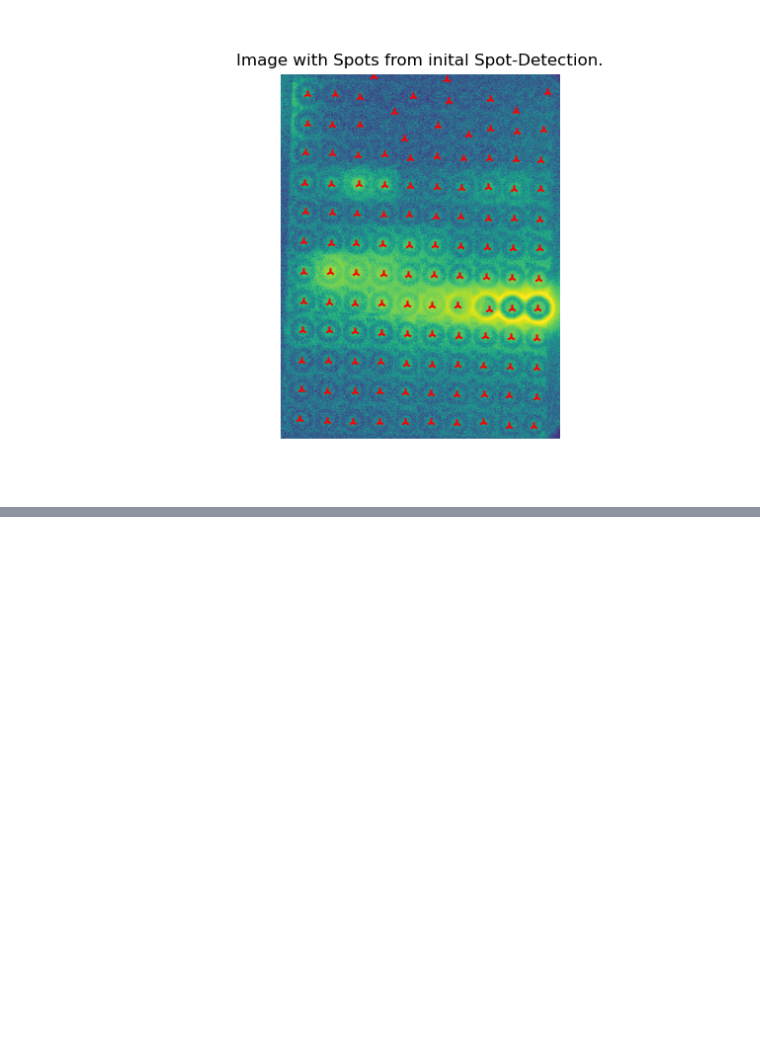
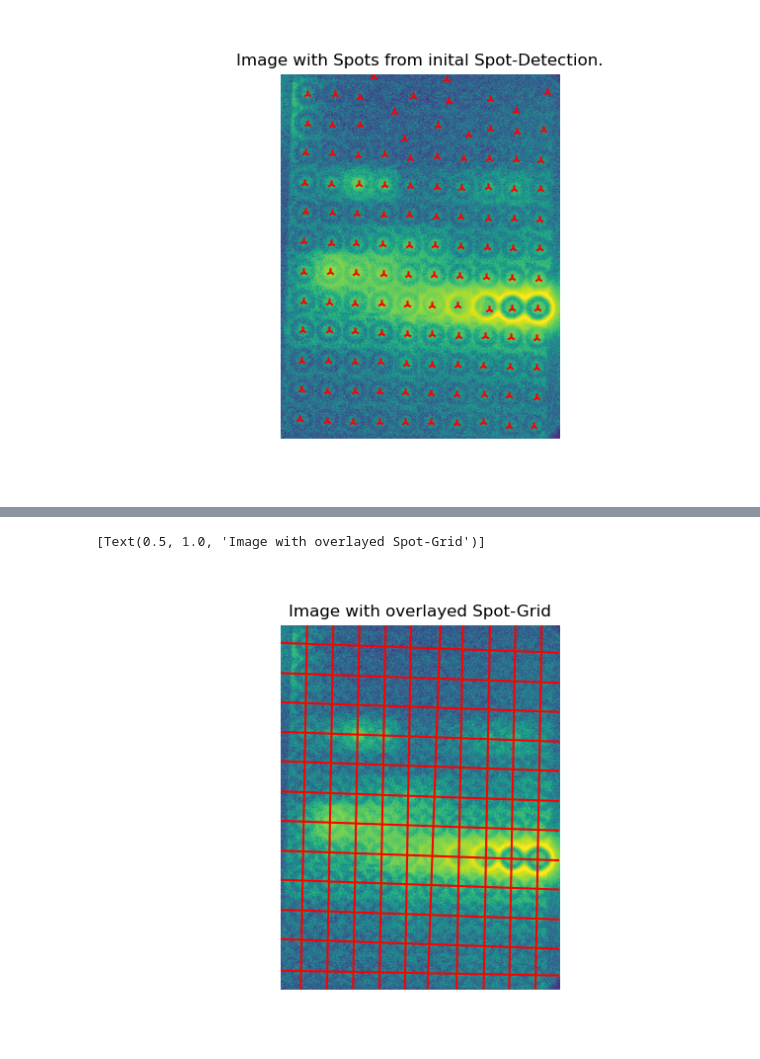
Before and after one commit to Functional-Metabolomics-Lab/MicrospotReader_test, a Jupyter notebook: microspot_reader.ipynb, the cells around one changed output, grey strips where cells are left out. Cells and saved outputs as stored; diff of their text form; code cells hidden in the pictures; blank space fills up the shorter version.

Commit message:
added grid-detection

```diff
--- a/microspot_reader.ipynb
+++ b/microspot_reader.ipynb
@@ -42,6 +42,9 @@ ax.set(title="Grayscale Image")
 # %% [output]
 [figure]
 # %%
+# Define the total number of expected spots:
+spotnumber=120
+
 # Edge detection in Image using the Canny method.
 histeq_img=skimage.filters.rank.equalize(skimage.util.img_as_ubyte(raw_img),skimage.morphology.disk(50))
 edges=skimage.feature.canny(
@@ -59,7 +62,7 @@ spot_hough=skimage.transform.hough_circle(edges,tested_radii)
 accums,spot_x,spot_y,spot_rad=skimage.transform.hough_circle_peaks(
     hspaces=spot_hough,
     radii=tested_radii,
-    total_num_peaks=120,
+    total_num_peaks=spotnumber,
     min_xdistance=70,
     min_ydistance=70,
     threshold=0.3*spot_hough.max()
@@ -121,0 +96,63 @@ ax.set(ylim=[raw_img.shape[0],0],xlim=[0,raw_img.shape[1]])
+# %%
+def draw_spot(image,x_coord,y_coord,radius,value):
+    rr,cc=skimage.draw.disk((y_coord,x_coord),radius)
+    try:
+        image[rr,cc]=value
+    except:
+        print(f"Spot at Coordinates ({x_coord}, {y_coord}) could not be drawn: Out of Bounds.")
+    return image
+
+def detect_gridlines(img,max_tilt):
+    line_img,ang,dist=skimage.transform.hough_line(img)
+    line_img[:,np.r_[max_tilt:89-max_tilt,91+max_tilt:180-max_tilt]]=0
+    accum,angle,distance=skimage.transform.hough_line_peaks(line_img,ang,dist,min_distance=80,threshold=0.2*line_img.max())
+    return angle,distance
+
+class line:
+    def __init__(self, angle, distance):
+        self.dist=distance
+        self.angle=angle
+        self.slope=np.tan(angle+np.pi/2)
+        (x0, y0)=distance*np.array([np.cos(angle),np.sin(angle)])
+        self.y_int=y0-self.slope*x0
+
+    def __repr__(self):
+        return f"y={self.slope:.2f}*x+{self.y_int:.2f}"
+
+    def intersect(self,line2):
+        x=(line2.y_int-self.y_int)/(self.slope-line2.slope)
+        y=self.slope*x+self.y_int
+        return x,y
+
+# Define the maximum allowed tilt of the Grid.
+max_allowed_tilt=5
+
+# Create an empty image and draw a dot for each detected spot.
+dot_img=np.zeros(raw_img.shape)
+for idx in det_spot.index:
+    dot_img=draw_spot(dot_img,det_spot.loc[idx,"x_coord"],det_spot.loc[idx,"y_coord"],5,255)
+
+# Detect lines laying on the
+angle, dist=detect_gridlines(dot_img, max_tilt=max_allowed_tilt)
+
+# Create a List of vertical and horizontal line objects.
+hor_line=[line(a,d) for a,d in zip(angle,dist) if np.abs(np.rad2deg(a))<=max_allowed_tilt]
+vert_line=[line(a,d) for a,d in zip(angle,dist) if np.abs(np.rad2deg(a))>=90-max_allowed_tilt]
+
+# Calculation of the coordinates of all gridline-intersections.
+intersections=[]
+for h_l in hor_line:
+    for v_l in vert_line:
+        intersections.append(v_l.intersect(h_l))
+
+# Display the grid.
+fig,ax=plt.subplots()
+ax.imshow(raw_img)
+for item in hor_line+vert_line:
+    ax.axline((0,item.y_int), slope=item.slope,c="r")
+ax.set(ylim=[raw_img.shape[0],0],xlim=[0,raw_img.shape[1]])
+ax.axis("off")
+ax.set(title="Image with overlayed Spot-Grid")
+# %% [output]
+[Text(0.5, 1.0, 'Image with overlayed Spot-Grid')]
+[figure, added]
```
Also changed, not shown: parts of 1 cell of this notebook.
